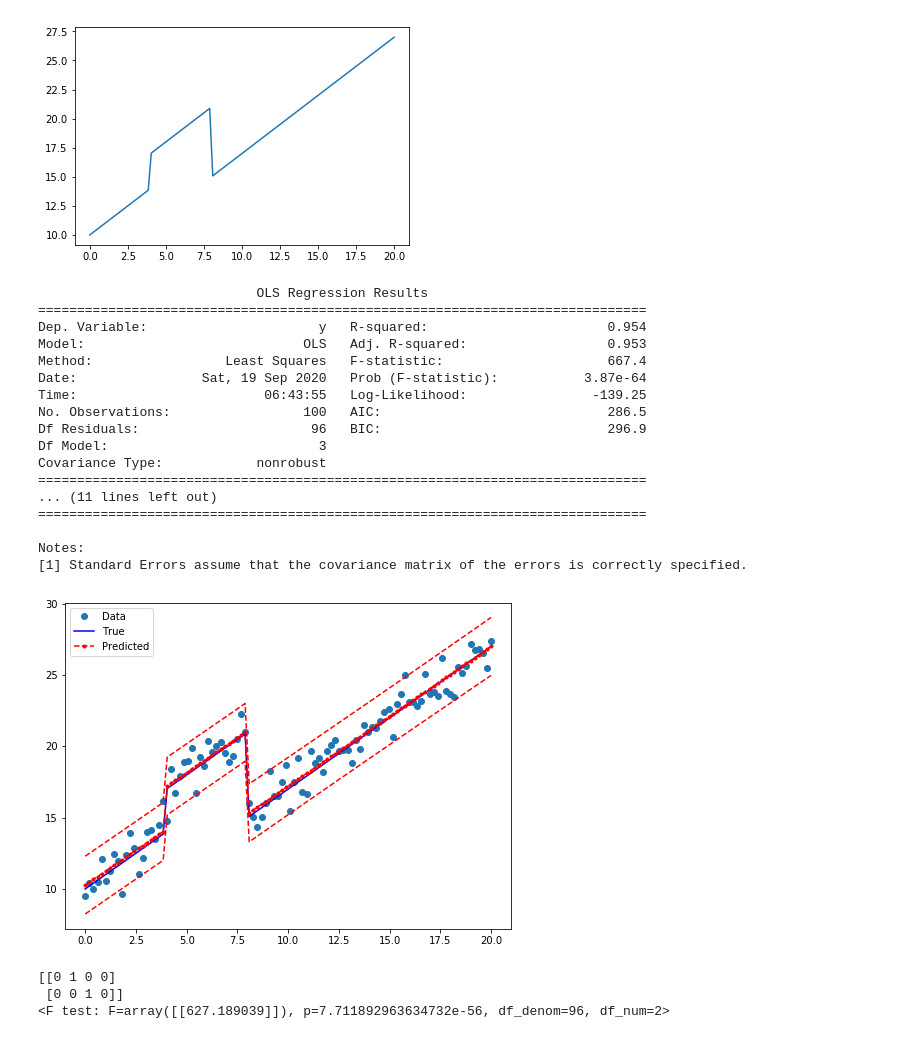
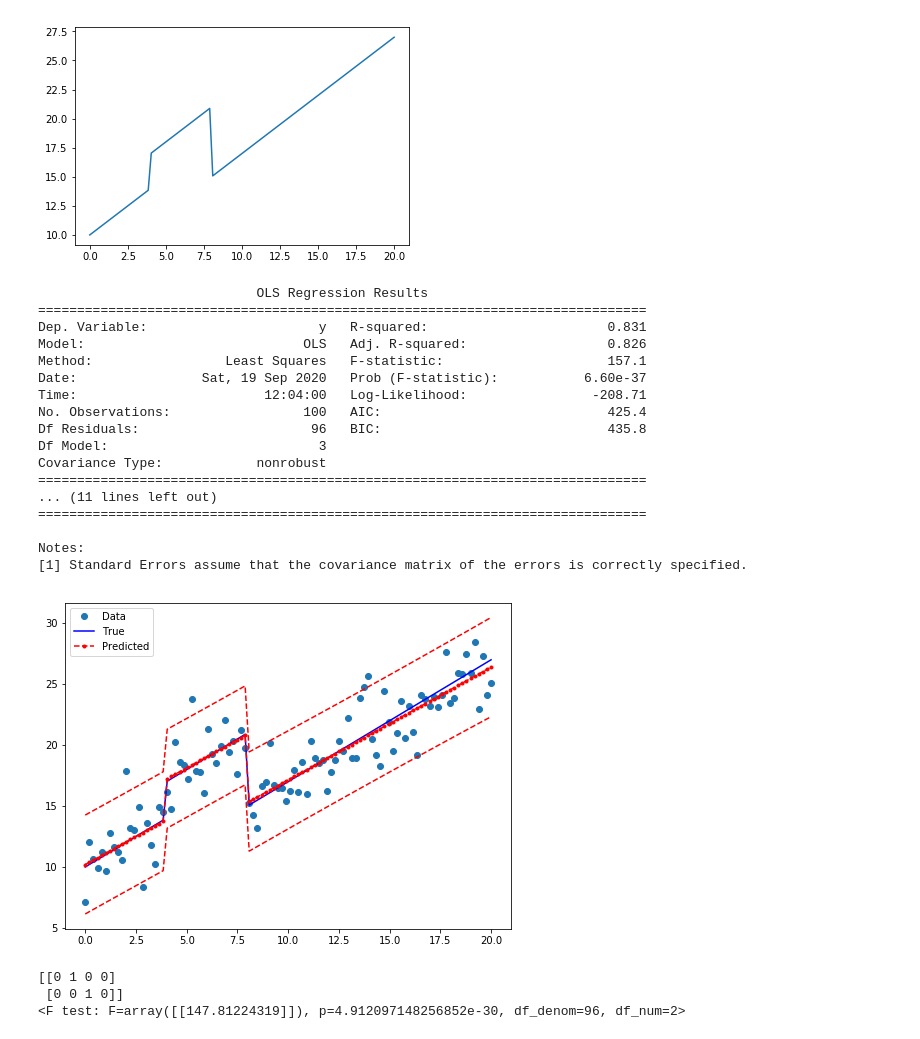
Before and after one commit to canietoa/TimeSeries, a Jupyter notebook: septiembre19/LeastSquares.ipynb, the cells around one changed output. Drawn from its saved outputs; the diff is of its cells as text; code cells hidden in the pictures.

```diff
--- a/septiembre19/LeastSquares.ipynb
+++ b/septiembre19/LeastSquares.ipynb
@@ -56,7 +57,6 @@ plt.plot(x, results.fittedvalues, 'r--.', label="OLS")
 groups = np.zeros(nsample, int)
 groups[20:40] = 1
 groups[40:] = 2
-#dummy = (groups[:,None] == np.unique(groups)).astype(float)
 
 dummy = pd.get_dummies(groups).values
 x = np.linspace(0, 20, nsample)
@@ -66,7 +66,7 @@ X = sm.add_constant(X)
 
 beta = [10,1., 3, -3]
 y_true = np.dot(X, beta)
-e = np.random.normal(size=nsample)
+e = np.random.normal(0,2,size=nsample)
 y = y_true + e
 # %%
 plt.plot(x,y_true)
@@ -79,13 +79,13 @@ print(res2.summary())
 # %% [output]
                             OLS Regression Results
 ==============================================================================
-Dep. Variable:                      y   R-squared:                       0.954
-Model:                            OLS   Adj. R-squared:                  0.953
-Method:                 Least Squares   F-statistic:                     667.4
-Date:                Sat, 19 Sep 2020   Prob (F-statistic):           3.87e-64
-Time:                        06:43:55   Log-Likelihood:                -139.25
-No. Observations:                 100   AIC:                             286.5
-Df Residuals:                      96   BIC:                             296.9
+Dep. Variable:                      y   R-squared:                       0.831
+Model:                            OLS   Adj. R-squared:                  0.826
+Method:                 Least Squares   F-statistic:                     157.1
+Date:                Sat, 19 Sep 2020   Prob (F-statistic):           6.60e-37
+Time:                        12:04:00   Log-Likelihood:                -208.71
+No. Observations:                 100   AIC:                             425.4
+Df Residuals:                      96   BIC:                             435.8
 Df Model:                           3
 Covariance Type:            nonrobust
 ==============================================================================
@@ -95,18 +95,18 @@ Covariance Type:            nonrobust
 Notes:
 [1] Standard Errors assume that the covariance matrix of the errors is correctly specified.
 # %%
-prstd, iv_l, iv_u = wls_prediction_std(res2)
+prstd, iv_lower, iv_upper = wls_prediction_std(res2)
 
 fig, ax = plt.subplots(figsize=(8,6))
 
 ax.plot(x, y, 'o', label="Data")
 ax.plot(x, y_true, 'b-', label="True")
 ax.plot(x, res2.fittedvalues, 'r--.', label="Predicted")
-ax.plot(x, iv_u, 'r--')
-ax.plot(x, iv_l, 'r--')
+ax.plot(x, iv_upper, 'r--')
+ax.plot(x, iv_lower, 'r--')
 legend = ax.legend(loc="best")
 # %% [output]
-[figure, old version]
+[figure, new version]
 # %%
 R = [[0, 1, 0, 0], [0, 0, 1, 0]]
 print(np.array(R))
@@ -114,4 +114,4 @@ print(res2.f_test(R))
 # %% [output]
 [[0 1 0 0]
  [0 0 1 0]]
-<F test: F=array([[627.189039]]), p=7.711892963634732e-56, df_denom=96, df_num=2>
+<F test: F=array([[147.81224319]]), p=4.912097148256852e-30, df_denom=96, df_num=2>
```
Also changed, not shown: parts of 5 cells of this notebook, 2 other files.
